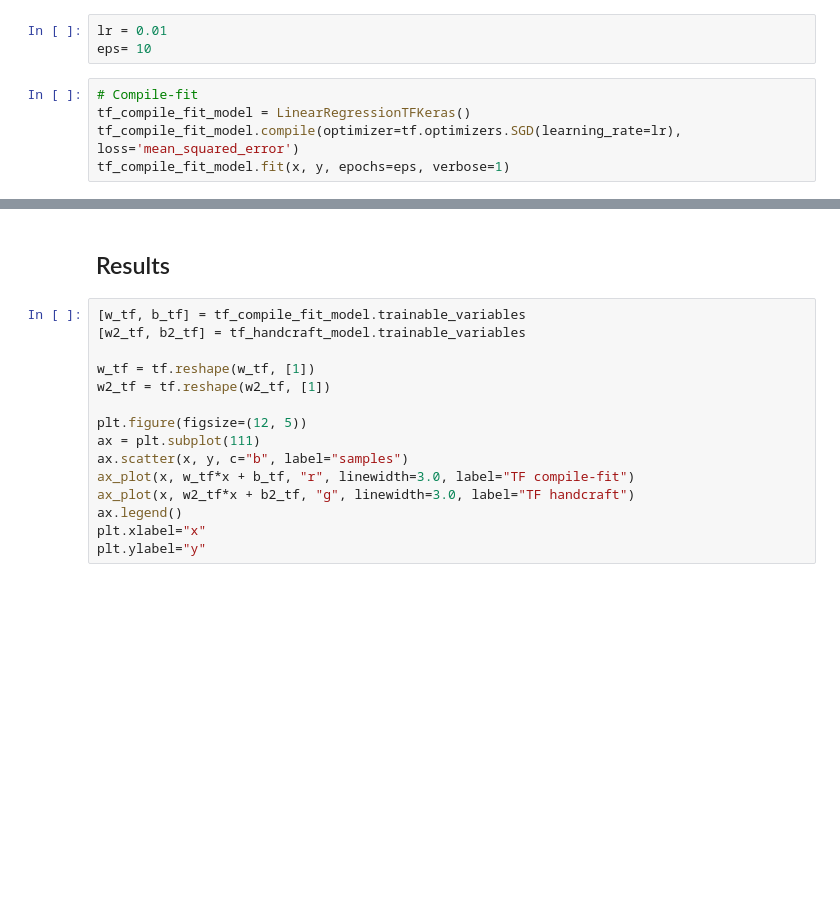
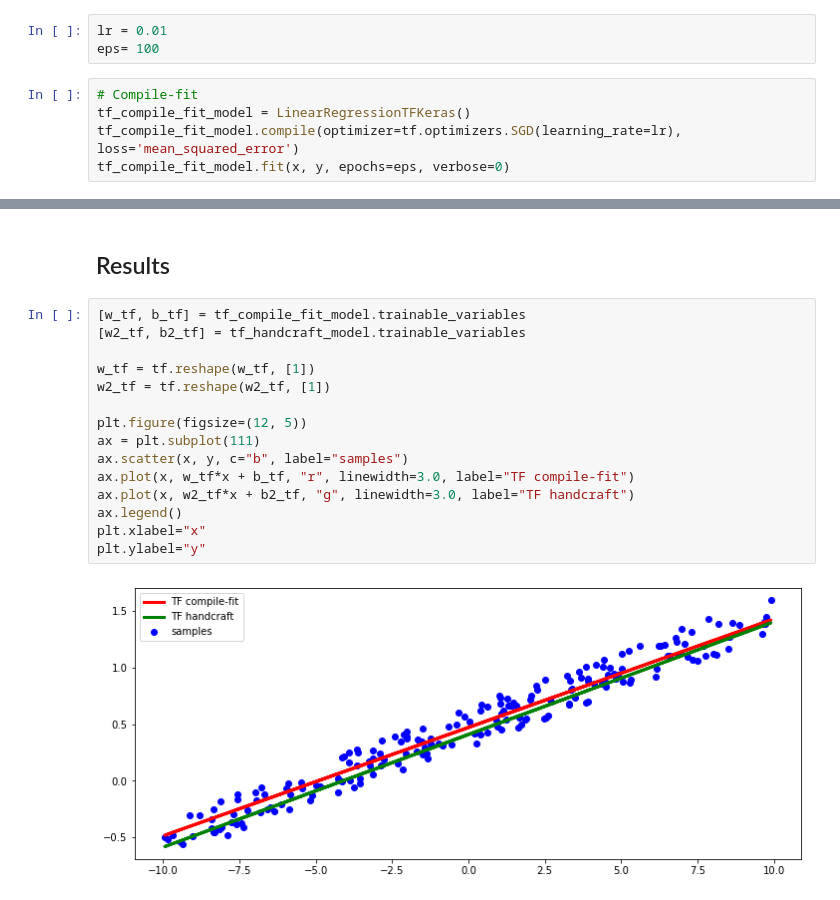
Before and after one commit to HAXRD/TF2vsPTH, a Jupyter notebook: Tensorflow.ipynb, the cells around one changed output, grey strips where cells are left out. Saved outputs shown, nothing was run; the diff lists cells and outputs as text; blank space fills up the shorter version.

```diff
--- a/Tensorflow.ipynb
+++ b/Tensorflow.ipynb
@@ -49,10 +49,10 @@ class LinearRegressionTFKeras(tf.keras.Model):
 可是直接使用较为简单的 compile-fit 的训练模式，或者使用较为复杂但有更多可定制操作空间的训练方式
 # %%
 lr = 0.01
-eps= 10
+eps= 100
 # %%
 # Compile-fit
 tf_compile_fit_model = LinearRegressionTFKeras()
 tf_compile_fit_model.compile(optimizer=tf.optimizers.SGD(learning_rate=lr), loss='mean_squared_error')
-tf_compile_fit_model.fit(x, y, epochs=eps, verbose=1)
+tf_compile_fit_model.fit(x, y, epochs=eps, verbose=0)
 # %% [output]
@@ -98,15 +84,17 @@ for epoch in range(eps):
 # %%
 [w_tf, b_tf] = tf_compile_fit_model.trainable_variables
 [w2_tf, b2_tf] = tf_handcraft_model.trainable_variables
 
 w_tf = tf.reshape(w_tf, [1])
 w2_tf = tf.reshape(w2_tf, [1])
 
 plt.figure(figsize=(12, 5))
 ax = plt.subplot(111)
 ax.scatter(x, y, c="b", label="samples")
-ax_plot(x, w_tf*x + b_tf, "r", linewidth=3.0, label="TF compile-fit")
-ax_plot(x, w2_tf*x + b2_tf, "g", linewidth=3.0, label="TF handcraft")
+ax.plot(x, w_tf*x + b_tf, "r", linewidth=3.0, label="TF compile-fit")
+ax.plot(x, w2_tf*x + b2_tf, "g", linewidth=3.0, label="TF handcraft")
 ax.legend()
 plt.xlabel="x"
 plt.ylabel="y"
+# %% [output]
+[figure, added]
```
Also changed, not shown: parts of 2 cells of this notebook, 3 other files.
